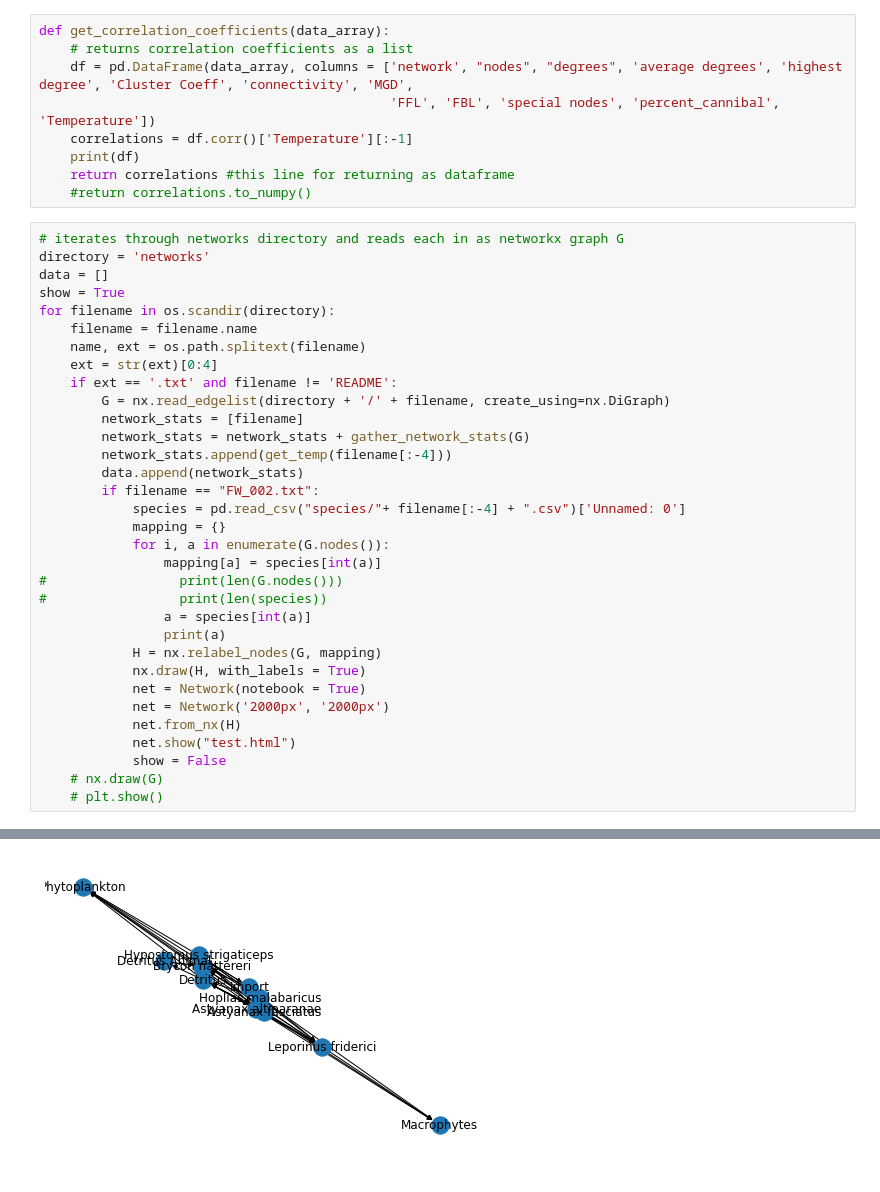
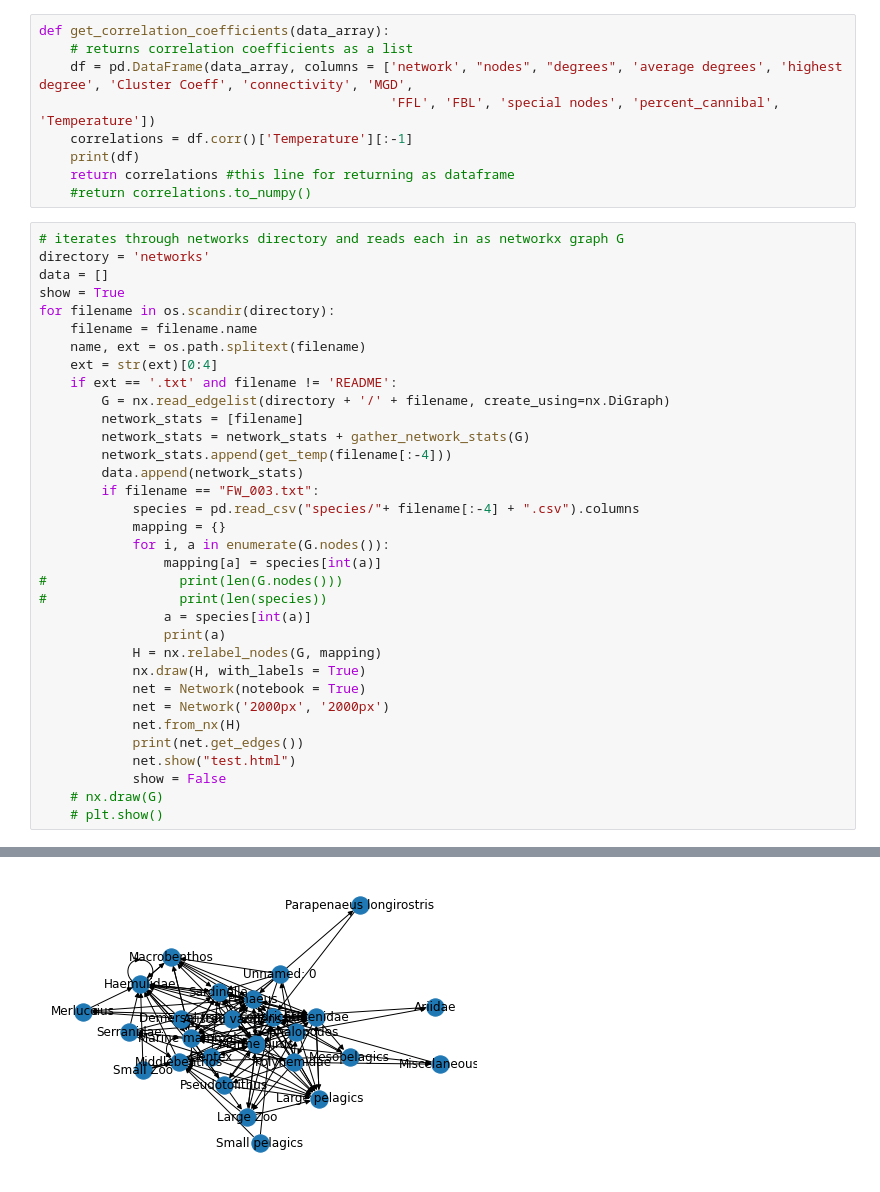
Before and after one commit to osmith-CU/3352-final-project, a Jupyter notebook: Final_Project_1.1.ipynb, the cells around one changed output, grey strips where cells are left out. Drawn from its saved outputs; the diff is of its cells as text.

```diff
--- a/Final_Project_1.1.ipynb
+++ b/Final_Project_1.1.ipynb
@@ -149,8 +149,8 @@ for filename in os.scandir(directory):
         network_stats = network_stats + gather_network_stats(G)
         network_stats.append(get_temp(filename[:-4]))
         data.append(network_stats)
-        if filename == "FW_002.txt":
-            species = pd.read_csv("species/"+ filename[:-4] + ".csv")['Unnamed: 0']
+        if filename == "FW_003.txt":
+            species = pd.read_csv("species/"+ filename[:-4] + ".csv").columns
             mapping = {}
             for i, a in enumerate(G.nodes()):
                 mapping[a] = species[int(a)]
@@ -163,6 +163,7 @@ for filename in os.scandir(directory):
             net = Network(notebook = True)
             net = Network('2000px', '2000px')
             net.from_nx(H)
+            print(net.get_edges())
             net.show("test.html")
             show = False
     # nx.draw(G)
@@ -182 +189 @@ Phytoplankton
-[figure, old version]
+[figure, new version]
```
Also changed, not shown: parts of 4 cells of this notebook, 1 other file.
